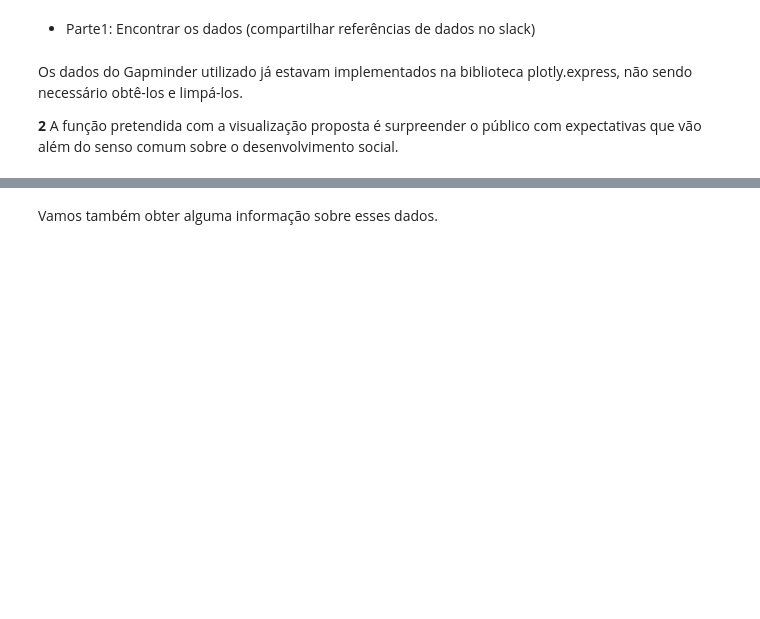
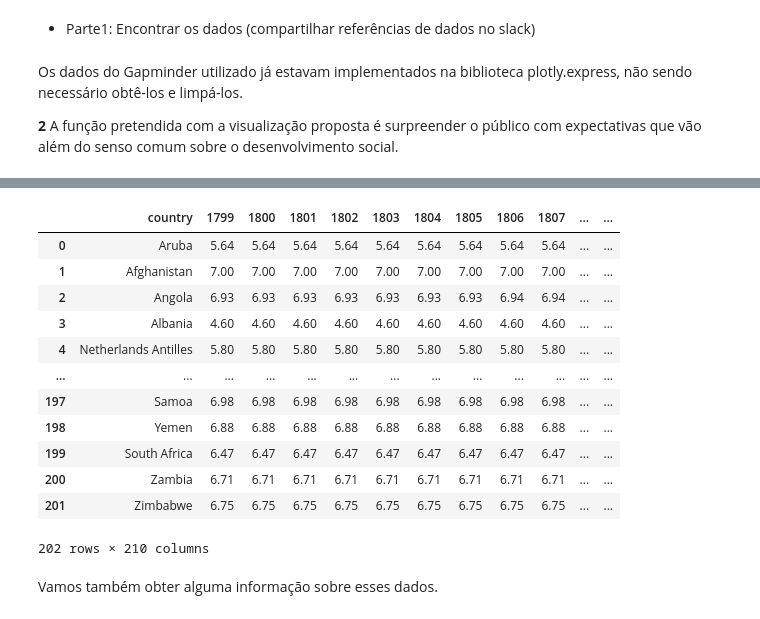
Before and after one commit to JuCarv-bit/Visualizacao, a Jupyter notebook: Trabalho_2_Gap_Minder.ipynb, the cells around one changed output, grey strips where cells are left out. Saved outputs shown, nothing was run; the diff lists cells and outputs as text; code cells hidden in the pictures; blank space fills up the shorter version.

```diff
--- a/Trabalho_2_Gap_Minder.ipynb
+++ b/Trabalho_2_Gap_Minder.ipynb
@@ -62,0 +77,20 @@ gapminder.head()
+# %%
+
+data = pd.read_csv('children_per_woman_total_fertility.csv')
+# Using DataFrame.drop
+data.drop(data.columns[list(range(len(data.columns)-92, len(data.columns)))], axis=1, inplace=True)
+data
+# %% [output]
+|  | country | 1799 | 1800 | 1801 | 1802 | 1803 | 1804 | 1805 | 1806 | 1807 | ... | ... |
+| 0 | Aruba | 5.64 | 5.64 | 5.64 | 5.64 | 5.64 | 5.64 | 5.64 | 5.64 | 5.64 | ... | ... |
+| 1 | Afghanistan | 7.00 | 7.00 | 7.00 | 7.00 | 7.00 | 7.00 | 7.00 | 7.00 | 7.00 | ... | ... |
+| 2 | Angola | 6.93 | 6.93 | 6.93 | 6.93 | 6.93 | 6.93 | 6.93 | 6.94 | 6.94 | ... | ... |
+| 3 | Albania | 4.60 | 4.60 | 4.60 | 4.60 | 4.60 | 4.60 | 4.60 | 4.60 | 4.60 | ... | ... |
+| 4 | Netherlands Antilles | 5.80 | 5.80 | 5.80 | 5.80 | 5.80 | 5.80 | 5.80 | 5.80 | 5.80 | ... | ... |
+| ... | ... | ... | ... | ... | ... | ... | ... | ... | ... | ... | ... | ... |
+| 197 | Samoa | 6.98 | 6.98 | 6.98 | 6.98 | 6.98 | 6.98 | 6.98 | 6.98 | 6.98 | ... | ... |
+| 198 | Yemen | 6.88 | 6.88 | 6.88 | 6.88 | 6.88 | 6.88 | 6.88 | 6.88 | 6.88 | ... | ... |
+| 199 | South Africa | 6.47 | 6.47 | 6.47 | 6.47 | 6.47 | 6.47 | 6.47 | 6.47 | 6.47 | ... | ... |
+| 200 | Zambia | 6.71 | 6.71 | 6.71 | 6.71 | 6.71 | 6.71 | 6.71 | 6.71 | 6.71 | ... | ... |
+| 201 | Zimbabwe | 6.75 | 6.75 | 6.75 | 6.75 | 6.75 | 6.75 | 6.75 | 6.75 | 6.75 | ... | ... |
+202 rows × 210 columns
```
Also changed, not shown: parts of 12 cells of this notebook.
